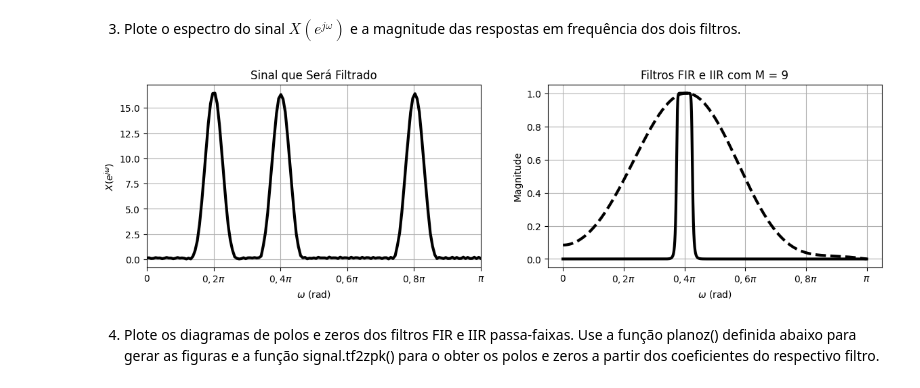
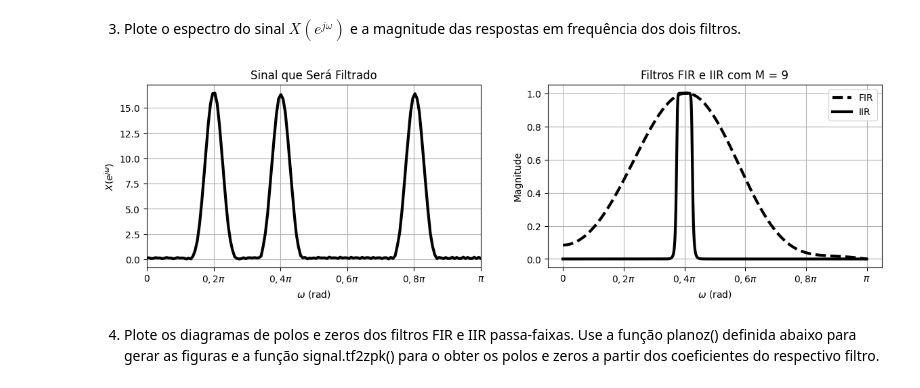
Before and after one commit to superflanker/aprendizado_de_maquina, a Jupyter notebook: DevoçãoÀNossaSenhoraDasAntas/Lab7-Filtragem.ipynb, the cells around one changed output. Cells and saved outputs as stored; diff of their text form; code cells hidden in the pictures.

```diff
--- a/DevoçãoÀNossaSenhoraDasAntas/Lab7-Filtragem.ipynb
+++ b/DevoçãoÀNossaSenhoraDasAntas/Lab7-Filtragem.ipynb
@@ -73,30 +73,31 @@ b, a = signal.butter(M, [low_cutoff, high_cutoff], btype='bandpass')
 # %%
 # Digite o código aqui
 w1, H1 = signal.freqz(fir_a, worN=8000)
 w2, H2 = signal.freqz(b, a, worN=8000)
 # ----------------------------------------------------------------------------------
 # FIGURAS
 # ----------------------------------------------------------------------------------
 rotulos = [r"$0$",r"$0,2\pi$",r"$0,4\pi$",r"$0,6\pi$",r"$0,8\pi$",r"$\pi$"]
 
 fig,ax = subplots(1,2,figsize=(14,3.5))
 ax[0].plot(w,abs(X), 'k-', lw=3)
 ax[0].set_title("Sinal que Será Filtrado")
 ax[0].set_xlabel(r'$\omega$ (rad)')
 ax[0].set_ylabel(r'$X(e^{j\omega})$')
 ax[0].set_xlim(0,pi)
 ax[0].set_xticks(linspace(0,pi,len(rotulos)), labels=rotulos)
 ax[0].grid()
 ax[1].plot(w1,abs(H1), 'k--', lw=3, label='FIR')
 ax[1].plot(w2,abs(H2), 'k-', lw=3, label='IIR')
 ax[1].set_xticks(linspace(0,pi,len(rotulos)), labels=rotulos)
 ax[1].set_title("Filtros FIR e IIR com M = {}".format(M))
 ax[1].set_xlabel(r'$\omega$ (rad)')
 ax[1].set_ylabel('Magnitude')
 ax[1].grid()
+ax[1].legend()
 show()
 # %% [output]
-[figure, old version]
+[figure, new version]
 # %% [markdown]
 4) Plote os diagramas de polos e zeros dos filtros FIR e IIR passa-faixas. Use a função planoz() definida abaixo para gerar as figuras e a função signal.tf2zpk() para o obter os polos e zeros a partir dos coeficientes do respectivo filtro.
 # %%
```
Also changed, not shown: parts of 2 cells of this notebook, 3 other files.
